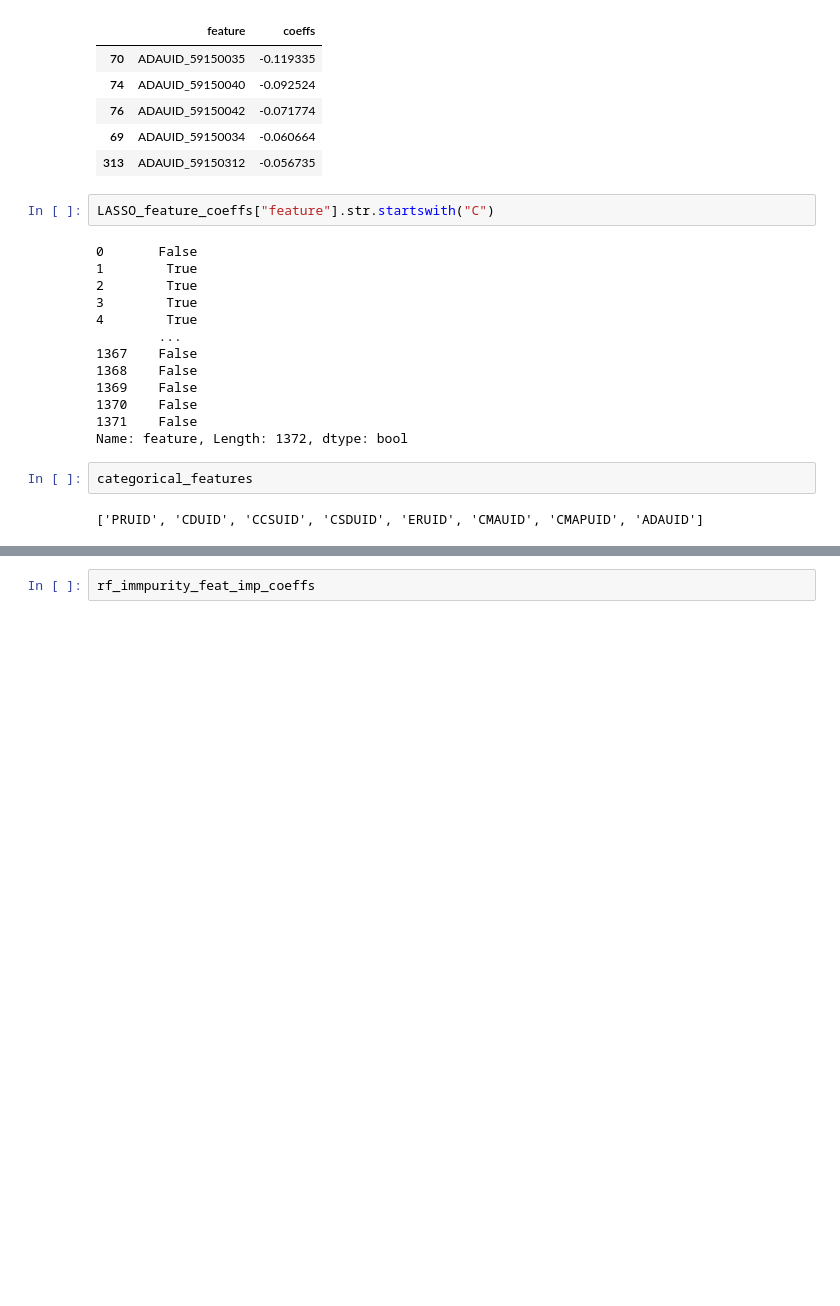
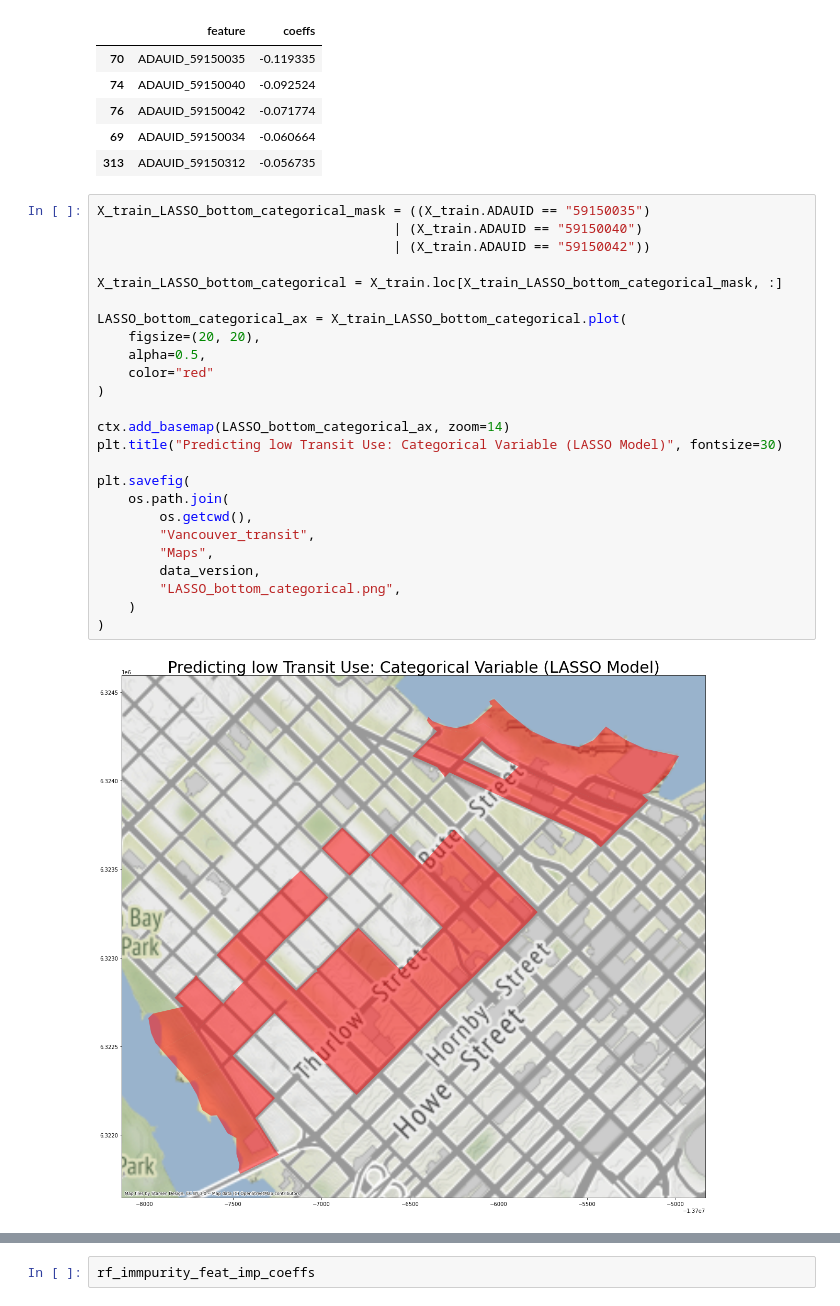
Before and after one commit to ZIBOWANGKANGYU/Vancouver_transit, a Jupyter notebook: book/Model_analysis.ipynb, the cells around one changed output, grey strips where cells are left out. Saved outputs shown, nothing was run; the diff lists cells and outputs as text; blank space fills up the shorter version.

```diff
--- a/book/Model_analysis.ipynb
+++ b/book/Model_analysis.ipynb
@@ -230,22 +229,30 @@ LASSO_categorical_feature_coeffs.sort_values("coeffs").head(5)
 | 76 | ADAUID_59150042 | -0.071774 |
 | 69 | ADAUID_59150034 | -0.060664 |
 | 313 | ADAUID_59150312 | -0.056735 |
-# %%
-LASSO_feature_coeffs["feature"].str.startswith("C")
-# %% [output]
-0       False
-1        True
-2        True
-3        True
-4        True
-        ...
-1367    False
-1368    False
-1369    False
-1370    False
-1371    False
-Name: feature, Length: 1372, dtype: bool
-# %%
-categorical_features
-# %% [output]
-['PRUID', 'CDUID', 'CCSUID', 'CSDUID', 'ERUID', 'CMAUID', 'CMAPUID', 'ADAUID']
+# %%
+X_train_LASSO_bottom_categorical_mask = ((X_train.ADAUID == "59150035")
+                                      | (X_train.ADAUID == "59150040")
+                                      | (X_train.ADAUID == "59150042"))
+
+X_train_LASSO_bottom_categorical = X_train.loc[X_train_LASSO_bottom_categorical_mask, :]
+
+LASSO_bottom_categorical_ax = X_train_LASSO_bottom_categorical.plot(
+    figsize=(20, 20),
+    alpha=0.5,
+    color="red"
+)
+
+ctx.add_basemap(LASSO_bottom_categorical_ax, zoom=14)
+plt.title("Predicting low Transit Use: Categorical Variable (LASSO Model)", fontsize=30)
+
+plt.savefig(
+    os.path.join(
+        os.getcwd(),
+        "Vancouver_transit",
+        "Maps",
+        data_version,
+        "LASSO_bottom_categorical.png",
+    )
+)
+# %% [output]
+[figure, added]
```
Also changed, not shown: parts of 21 cells of this notebook, 4 other files.
